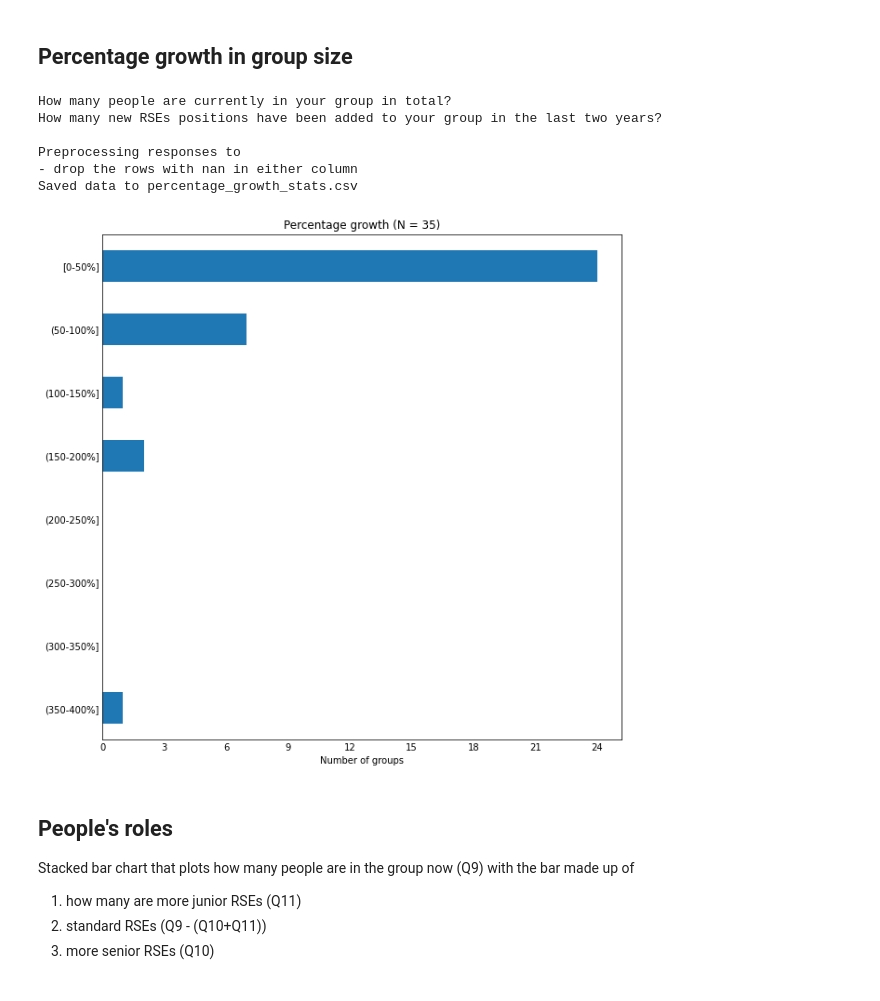
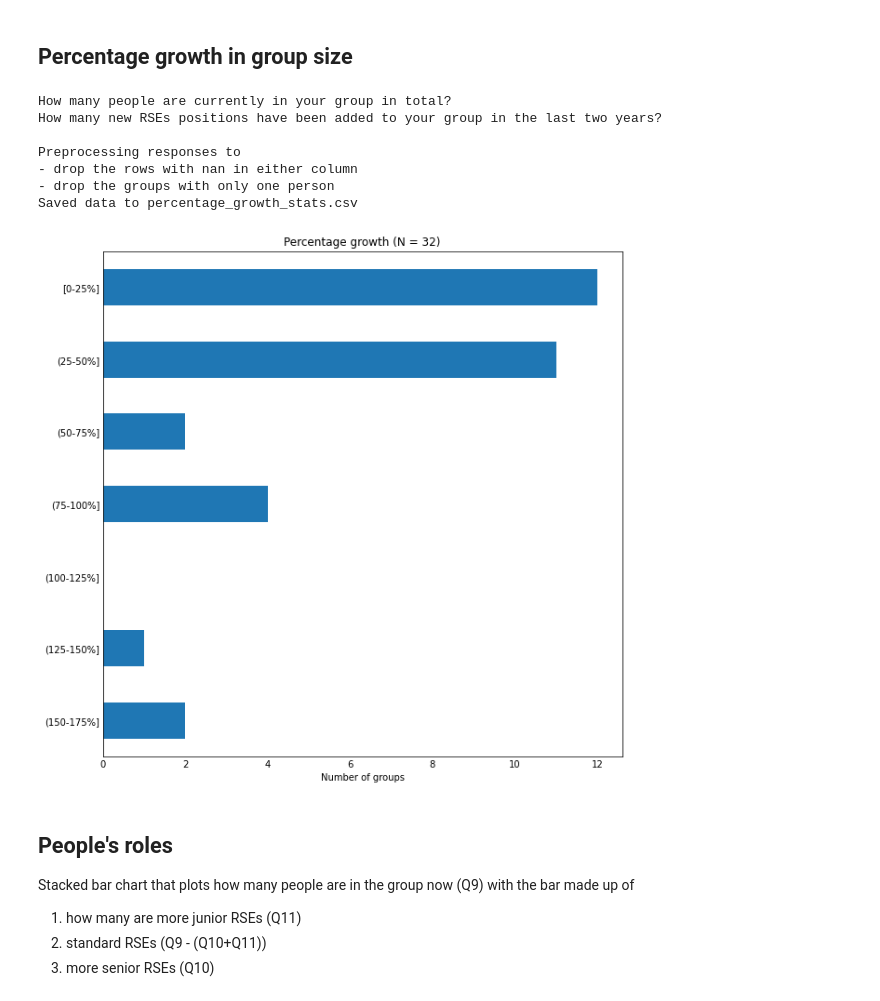
Before and after one commit to softwaresaved/RSE-Group-Leaders-Survey-2023_Python, a Jupyter notebook: notebooks/PRODUCE_report.ipynb, the cells around one changed output. Cells and saved outputs as stored; diff of their text form; code cells hidden in the pictures.

```diff
--- a/notebooks/PRODUCE_report.ipynb
+++ b/notebooks/PRODUCE_report.ipynb
@@ -19,6 +19,10 @@ plt.rcParams['figure.facecolor'] = 'white'
 
 color_bars = 'tab:blue'
 color_scatter = 'tab:blue'
+
+# some column of interest
+col_ngroup = "q9"
+col_inst = "q3"
 # %%
 setup, dset, dset_gnames = util.read_setup_and_data()
 validated = util.validate_setup_and_data(setup, dset)
@@ -501,11 +555,14 @@ qst2 = "q14"
 print(f"{setup[qst1]['text']}")
 print(f"{setup[qst2]['text']}")
 
-dset2plot = dset[[qst1, qst2]].copy()
+# select only groups with more than one person
+dset2plot = dset[dset[col_ngroup] > 1].copy()
+dset2plot = dset2plot[[qst1, qst2]]
 
 if verbose:
     print("\nPreprocessing responses to")
     print("- drop the rows with nan in either column")
+    print("- drop the groups with only one person")
 
 dset2plot = dset2plot.dropna()
 column_calculated = "Percentage growth"
@@ -514,11 +571,19 @@ dset2plot[column_calculated] = 100* dset2plot[qst2] / dset2plot[qst1]
 
 # bin the qst column in bins with specific bounds
 column = f"{column_calculated}_binned"
+# bins for data including groups with one person
+# dset2plot[column] = pd.cut(dset2plot[column_calculated],
+#                            bins=[0, 50, 100, 150, 200, 250, 300, 350, 400],
+#                            labels=["[0-50%]", "(50-100%]", "(100-150%]",
+#                                       "(150-200%]", "(200-250%]", "(250-300%]",
+#                                       "(300-350%]", "(350-400%]"],
+#                            include_lowest=True)
+
 dset2plot[column] = pd.cut(dset2plot[column_calculated],
-                           bins=[0, 50, 100, 150, 200, 250, 300, 350, 400],
-                           labels=["[0-50%]", "(50-100%]", "(100-150%]",
-                                      "(150-200%]", "(200-250%]", "(250-300%]",
-                                      "(300-350%]", "(350-400%]"],
+                           bins=[0, 25, 50, 75, 100, 125, 150, 175],
+                           labels=["[0-25%]", "(25-50%]", "(50-75%]",
+                                    "(75-100%]", "(100-125%]", "(125-150%]",
+                                    "(150-175%]"],
                            include_lowest=True)
 
 # save data
@@ -526,34 +591,35 @@ fname = f"{column_calculated.replace(' ', '_').lower()}_stats"
 util.save_dataset(dset2plot, fname=fname)
 if verbose:
     print(f"Saved data to {fname}.csv")
 
 # compute and plot stats
 col = "Number of groups"
 dset_stats = dset2plot[column].value_counts().to_frame(name=col)
 dset_stats = dset_stats.sort_index(ascending=False)
 dset_stats.index.name = column_calculated
 
 dset_stats.plot.barh(y=col,
                      legend=False,
                      color=color_bars,
                      title=f"{column_calculated} (N = {dset2plot.shape[0]})"
                      )
 plt.xlabel(col)
 plt.ylabel("")
 plt.tick_params(axis="both", which="major", length=0)
 plt.gca().xaxis.set_major_locator(MaxNLocator(integer=True))
 plt.gcf().set_size_inches(10, 10)
 plt.gcf().set_facecolor('white')
 
 plt.show()
 # %% [output]
 How many people are currently in your group in total?
 How many new RSEs positions have been added to your group in the last two years?
 
 Preprocessing responses to
 - drop the rows with nan in either column
+- drop the groups with only one person
 Saved data to percentage_growth_stats.csv
-[figure, old version]
+[figure, new version]
 # %% [markdown]
 ## People's roles
 
```
Also changed, not shown: parts of 6 cells of this notebook, 9 other files.
